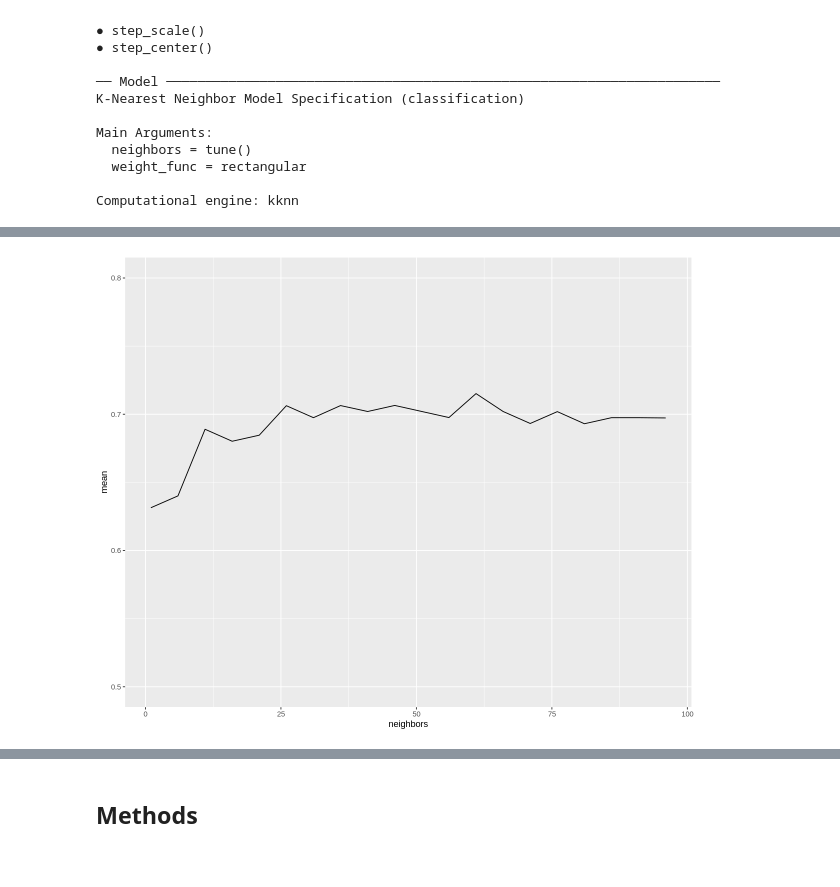
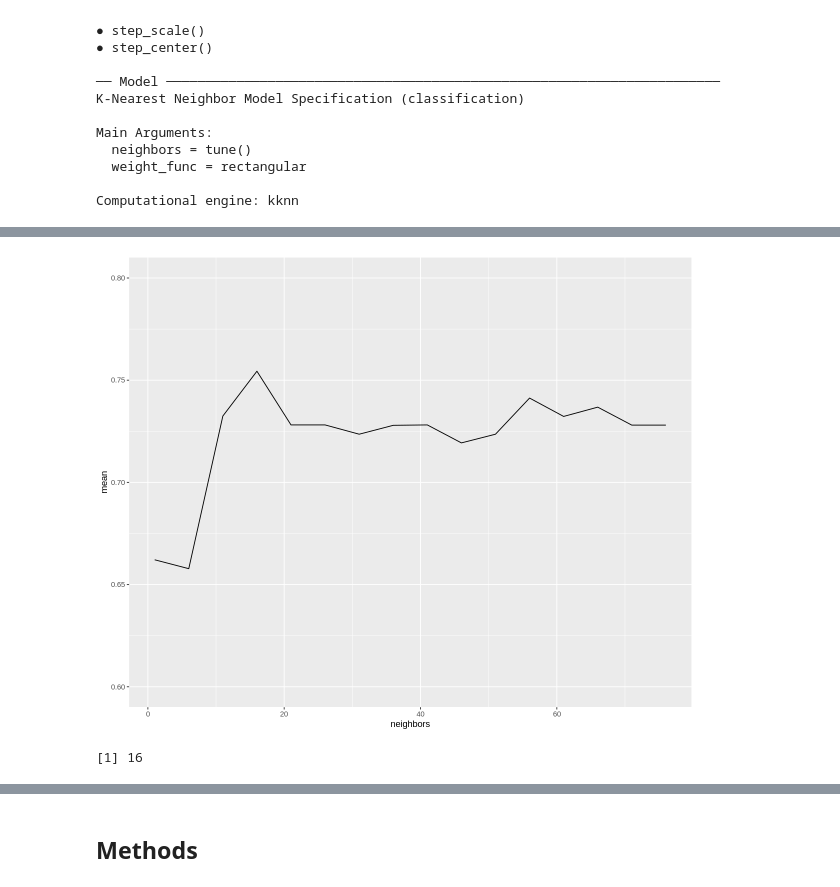
Before and after one commit to jamiema1/Predicting-Heart-Disease-with-KNN-Algorithm, a Jupyter notebook: final_report.ipynb, the cells around one changed output, grey strips where cells are left out. Drawn from its saved outputs; the diff is of its cells as text; code cells hidden in the pictures.

Commit message:
Found the optimal K value. Still need to document the process

```diff
--- a/final_report.ipynb
+++ b/final_report.ipynb
@@ -100,9 +100,10 @@ Since the columns are separated by commas, we used `read_csv` to read the file f
 colnames(heart_data_raw) <- c("age", "sex", "cp", "trestbps", "chol", "fbs", "restecg", "thalach", "exang", "oldpeak",
                           "slope", "ca", "thal", "Class")
 
-#selects the 5 predictors and class that will be used as well as converts the class into either 'low' for value = 0 or 'high' for value = [1-4]
+#selects the 5 predictors and class that will be used as well as converts the class into either 0 for value = 0 or 1 for values = [1-4]
 heart_data <- select(heart_data_raw, age, trestbps, chol, thalach, oldpeak, Class) %>%
-     mutate(Class = case_when((Class == 0) ~ "low", (Class != 0) ~ 'high'))
+    mutate(Class = case_when((Class == 0) ~ 0, (Class != 0) ~ 1)) %>%
+    mutate(Class = as_factor(Class))
 
 #outputs the first 6 rows of the data frame
 head(heart_data)
@@ -300,10 +301,10 @@ Lastly, to determine the general range of optimal K values, we want to test a wi
 # %%
-gridvals <- tibble(neighbors = seq(from = 1, to = 100, by = 5))
+gridvals <- tibble(neighbors = seq(from = 1, to = 80, by = 5))
 
 heart_results <- heart_workflow %>%
     tune_grid(resamples = heart_vfold, grid = gridvals) %>%
     collect_metrics() %>%
     filter(.metric == "accuracy") %>%
     arrange(desc(mean))
-heart_results
+head(heart_results)
 # %% [output]
@@ -329,8 +320,16 @@ A tibble: 20 × 7
 # %%
 options(repr.plot.width = 10, repr.plot.height = 8)
-plot <- ggplot(heart_results, aes(x=neighbors, y= mean)) +
+accuracy_plot <- ggplot(heart_results, aes(x=neighbors, y= mean)) +
     geom_line() +
-    ylim(0.5,.8)
-plot
+    ylim(0.6,.8)
+accuracy_plot
 # %% [output]
-[figure, old version]
+[figure, new version]
+# %%
+k_min_range <- heart_results %>%
+    filter(mean == max(mean)) %>%
+    select(neighbors) %>%
+    pull()
+k_min_range
+# %% [output]
+[1] 16
```
Also changed, not shown: parts of 12 cells of this notebook.
